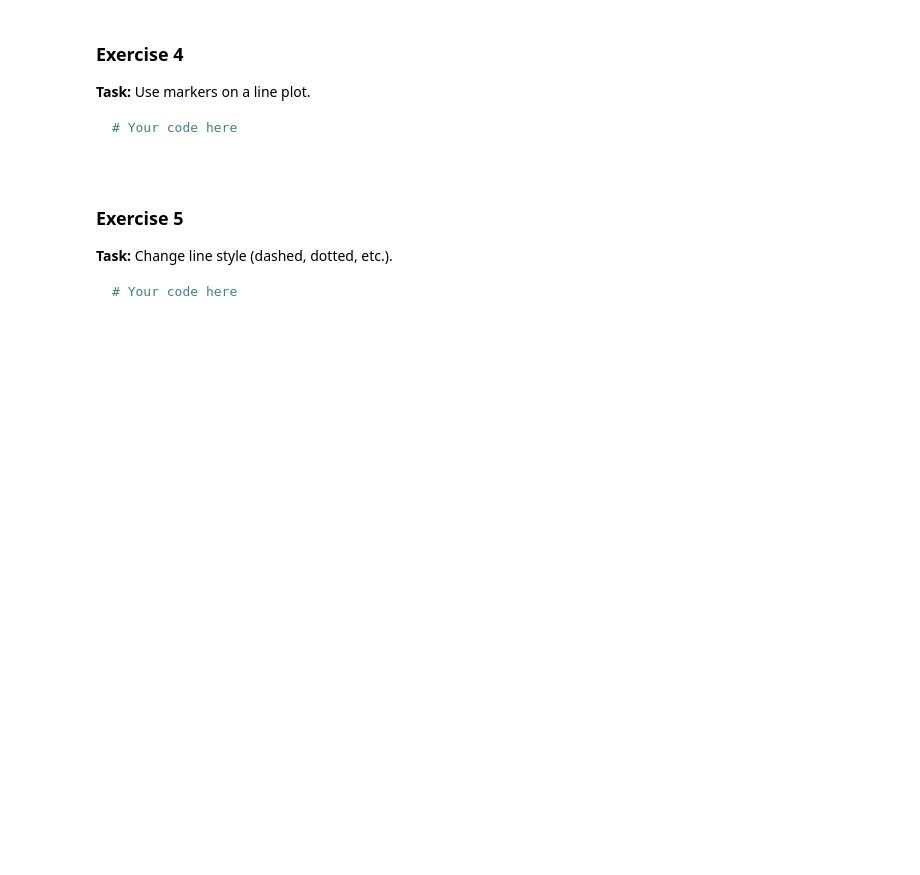
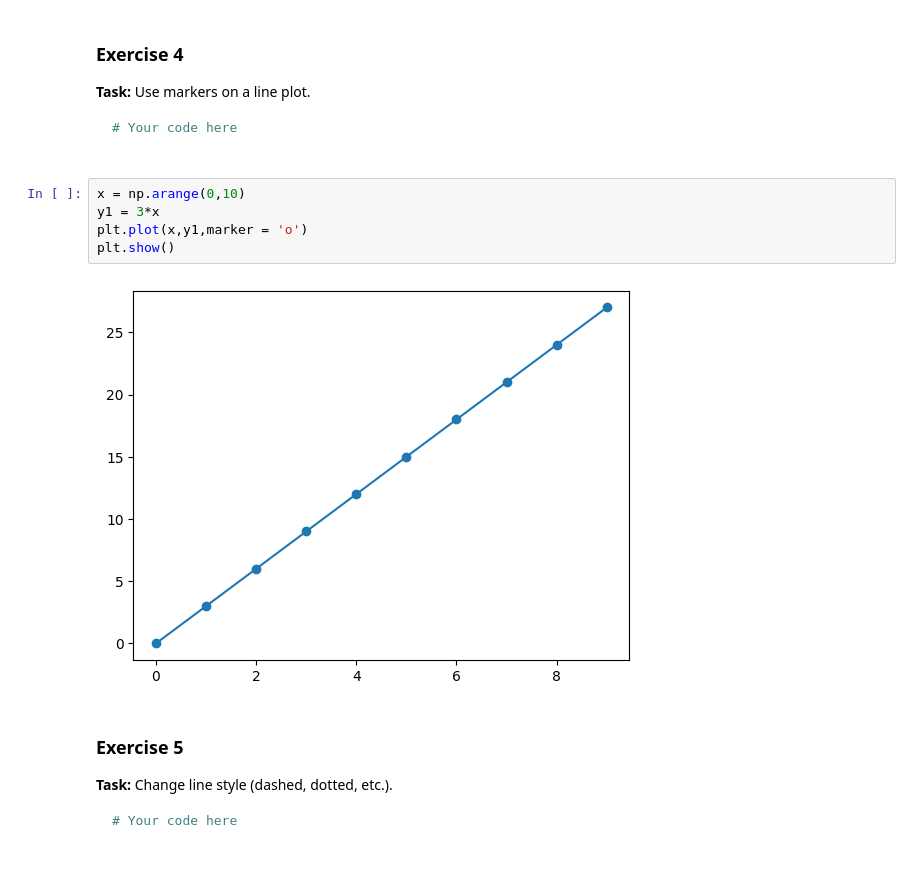
Before and after one commit to shrutirekha-srichandan/ML-course-using-python-Course, a Jupyter notebook: Python Assignments solutions/Python Assignment 4.ipynb, the cells around one changed output. Cells and saved outputs as stored; diff of their text form; blank space fills up the shorter version.

````diff
--- a/Python Assignments solutions/Python Assignment 4.ipynb
+++ b/Python Assignments solutions/Python Assignment 4.ipynb
@@ -25,6 +61,13 @@
 # Your code here
 
 ```
+# %%
+x = np.arange(0,10)
+y1 = 3*x
+plt.plot(x,y1,marker = 'o')
+plt.show()
+# %% [output]
+[figure, added]
 # %% [markdown]
 ### Exercise 5
 **Task:** Change line style (dashed, dotted, etc.).
````
Also changed, not shown: parts of 4 cells of this notebook, 6 other files.
